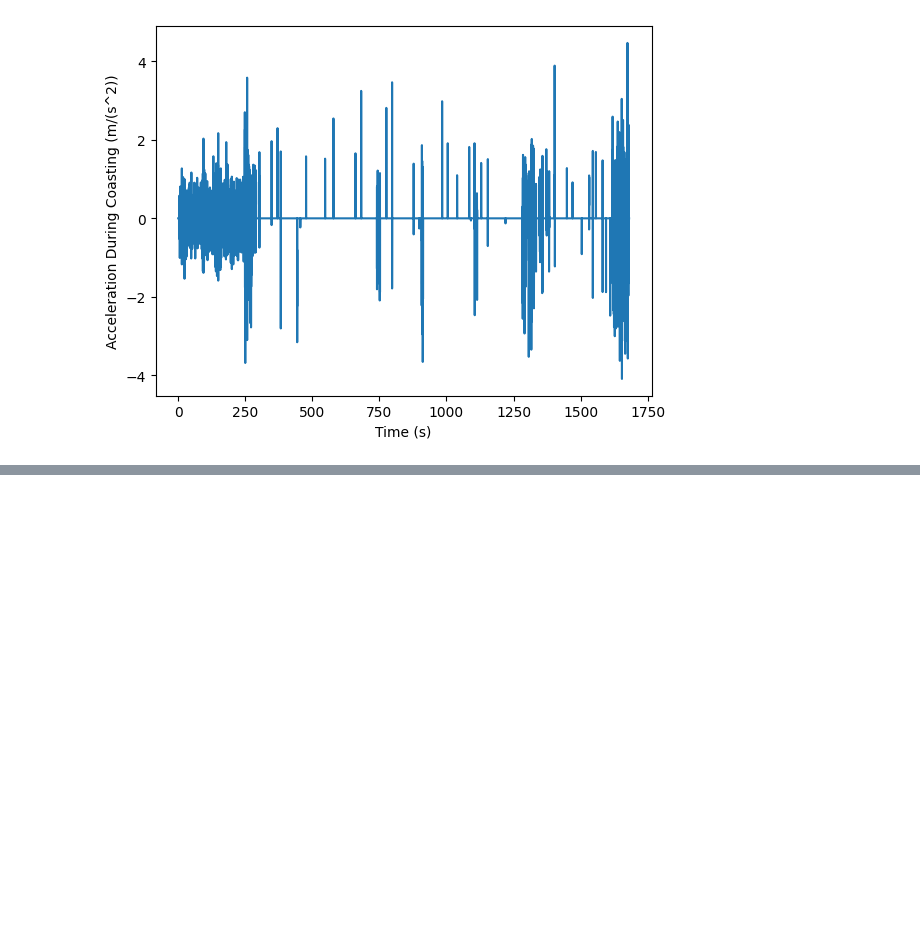
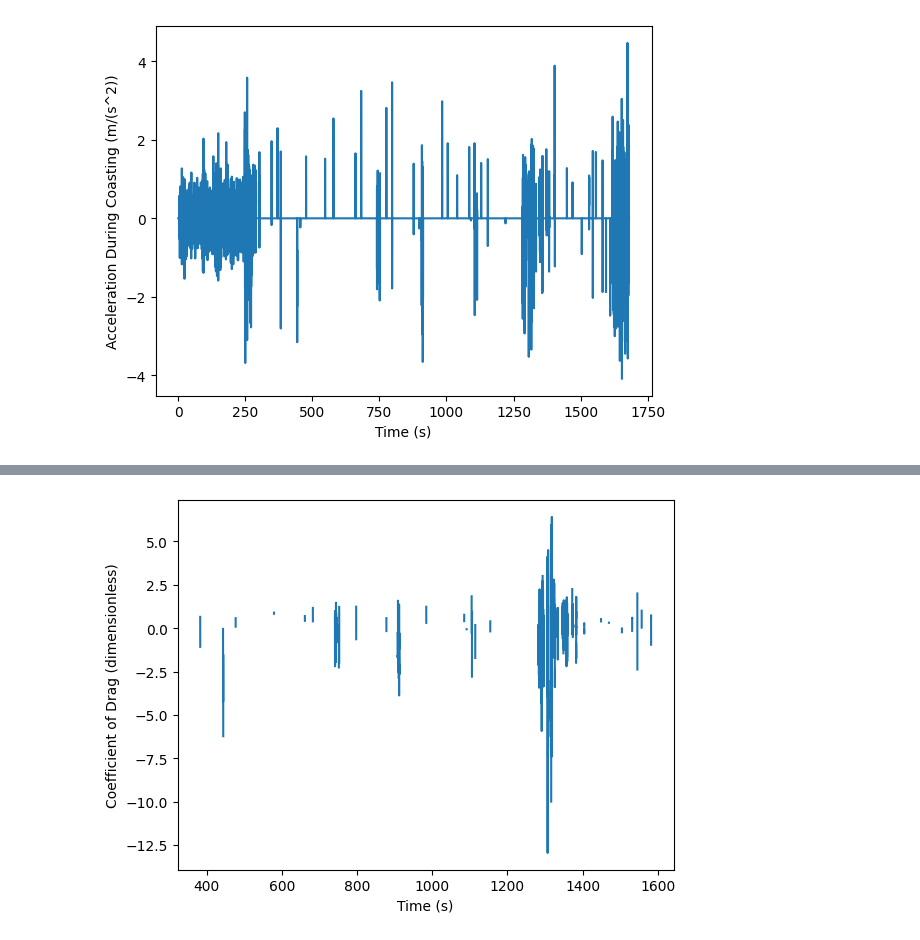
Before and after one commit to HenryAsa/MIT-rush-auto-calcs, a Jupyter notebook: race_data_analysis.ipynb, the cells around one changed output, grey strips where cells are left out. Drawn from its saved outputs; the diff is of its cells as text; code cells hidden in the pictures; blank space fills up the shorter version.

Commit message:
Added some coefficient of drag calculations

```diff
--- a/race_data_analysis.ipynb
+++ b/race_data_analysis.ipynb
@@ -329,7 +329,7 @@ def find_laps(df: pd.DataFrame):
         lap_numbers.append(current_lap)
         lap_times.append(current_lap_time)
 
-    df['Current Lap Number'] = pd.Series(data=lap_numbers, name='Lap Number', dtype='pint[dimensionless]')
+    df['Lap Number'] = pd.Series(data=lap_numbers, name='Lap Number', dtype='pint[dimensionless]')
     df['Current Lap Time'] = pd.Series(data=lap_times, name='Lap Time', dtype='pint[second]')
 
     return df
@@ -597,0 +607,69 @@ plot_data(RACE_DATA_DF['Time'], f'Time ({UNITS["Time"]})', acceleration_during_c
+# %%
+### DEFINE CONSTANTS FOR CALCS ####
+mass_driver = 175 * u.lbs
+"""Assumed mass of the driver"""
+mass_car = 513 * u.kg       # https://rushautoworks.com/car_post/rush-sr/#:~:text=Weight%3A%20513kg%20/%201130lbs
+"""Mass of just the vehicle"""
+
+vehicle_width = 1500 * u.mm # https://rushautoworks.com/car_post/rush-sr/#:~:text=Wheelbase%3A%201900mm%20/%2075%E2%80%B3-,Width%3A%201500mm%20/%2059%E2%80%B3,-Height%3A%20990mm%20/%2038.9
+"""Width of the vehicle"""
+vehicle_height = 990 * u.mm # https://rushautoworks.com/car_post/rush-sr/#:~:text=Height%3A%20990mm%20/%2038.9%E2%80%B3
+"""Height of the vehicle"""
+
+rho_air = 1.2041 * (u.kg / (u.m**3))    # Air density at 20 degrees C
+"""Density of air at 20 degrees C"""
+####################################
+
+
+def slice_into_df(
+        df: pd.DataFrame,
+        start_index: Optional[int] = None,
+        end_index: Optional[int] = None,
+    ) -> pd.DataFrame:
+    if start_index is None: start_index = 0
+    if end_index is None or end_index > len(df) - 2:   end_index = len(df) - 2
+    return df.iloc[start_index:end_index + 1] #.copy()
+
+
+def get_lap_indices(
+        df: pd.DataFrame,
+        start_lap: int,
+        end_lap: int,
+    ) -> dict[int: list[int, int]]:
+    lap_indices: dict[int, list[int, int]] = {}
+    for lap_number in (start_lap, end_lap):
+        lap_start_index = df.loc[RACE_DATA_DF['Lap Number'] == lap_number].index[0]
+        lap_end_index = df.loc[RACE_DATA_DF['Lap Number'] == lap_number].index[-1]
+        lap_indices[lap_number] = [lap_start_index, lap_end_index]
+
+    return lap_indices
+
+#### Drag Calculations ####
+vehicle_cross_sectional_area = vehicle_height * vehicle_width
+"""Frontal cross sectional area of the vehicle"""
+mass_vehicle = mass_driver + mass_car
+"""Mass of the vehicle including the driver"""
+
+speed_during_coast = pd.Series(RACE_DATA_DF['GPS Speed'] * RACE_DATA_DF['GPS CST On'], name='Speed During Coasting')
+acceleration_during_coast = pd.Series(RACE_DATA_DF['GPS Speed'].diff().fillna(0) * RACE_DATA_DF['GPS CST On'] / RACE_DATA_DF['dT'].replace(0, np.nan), name='Acceleration During Coasting')
+
+drag_force = pd.Series(data=acceleration_during_coast * mass_vehicle, name='Drag Force')
+drag_coefficient = pd.Series(data=((2*drag_force) / (rho_air * (speed_during_coast**2) * vehicle_cross_sectional_area)), name='Coefficient of Drag')
+###########################
+
+# first_lap_start_index = RACE_DATA_DF.loc[RACE_DATA_DF['Lap Number'] == 2].index[0]
+# last_lap_end_index = RACE_DATA_DF.loc[RACE_DATA_DF['Lap Number'] == RACE_DATA_DF['Lap Number'].iloc[-1] - 1].index[-1]
+
+start_lap_num = 2
+end_lap_num = (RACE_DATA_DF['Lap Number'].iloc[-1] - 1).magnitude
+
+lap_indices = get_lap_indices(RACE_DATA_DF, start_lap_num, end_lap_num)
+start_lap_indices = lap_indices[start_lap_num]
+end_lap_indices = lap_indices[end_lap_num]
+
+valid_lap_times = slice_into_df(RACE_DATA_DF['Time'], start_lap_indices[0], end_lap_indices[-1])
+valid_drag_coefficients = slice_into_df(drag_coefficient, start_lap_indices[0], end_lap_indices[-1])
+
+plot_data(valid_lap_times, f'Time ({UNITS["Time"]})', valid_drag_coefficients.pint.to_base_units(), f'Coefficient of Drag ({valid_drag_coefficients.pint.to_base_units().pint.units})')
+# %% [output]
+[figure, added]
```
Also changed, not shown: parts of 5 cells of this notebook.
